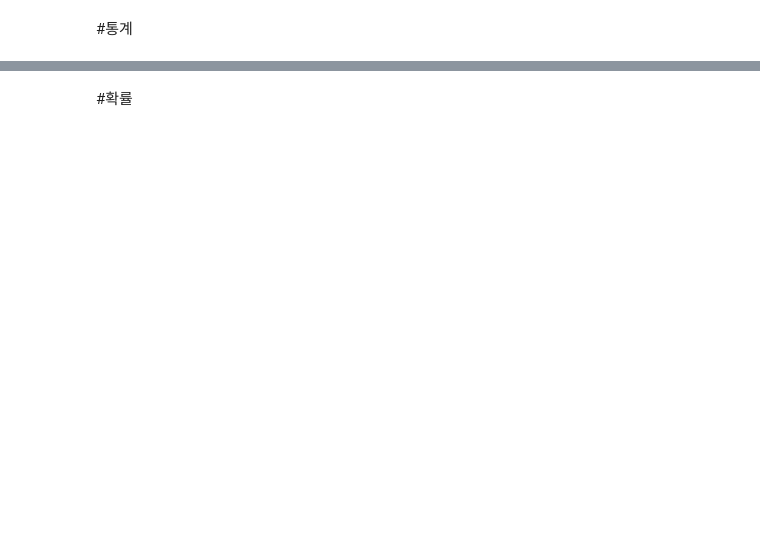
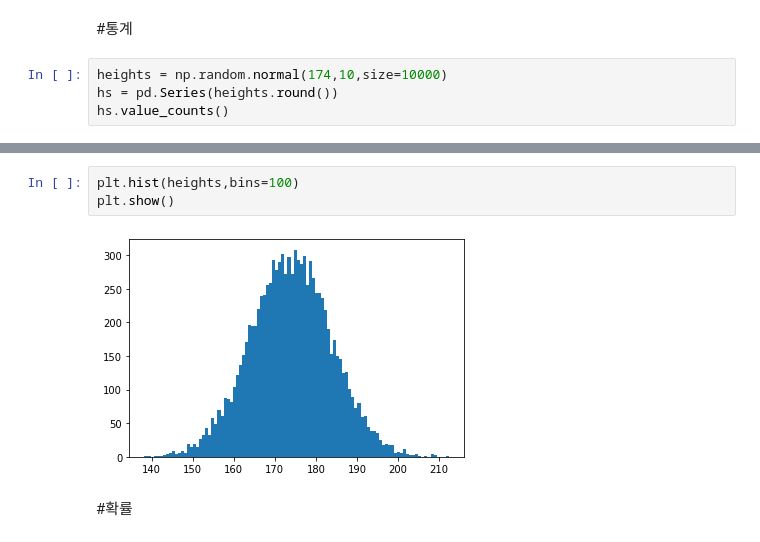
Before and after one commit to serinss/seSAC_Python_Class, a Jupyter notebook: 통계데이터분석_Preview.ipynb, the cells around one changed output, grey strips where cells are left out. Cells and saved outputs as stored; diff of their text form; blank space fills up the shorter version.

```diff
--- a/통계데이터분석_Preview.ipynb
+++ b/통계데이터분석_Preview.ipynb
@@ -9,2 +32,6 @@
 # %% [markdown]
 #통계
+# %%
+heights = np.random.normal(174,10,size=10000)
+hs = pd.Series(heights.round())
+hs.value_counts()
@@ -11,2 +51,7 @@
+# %%
+plt.hist(heights,bins=100)
+plt.show()
+# %% [output]
+[figure, added]
 # %% [markdown]
 #확률
```
Also changed, not shown: parts of 36 cells of this notebook.
